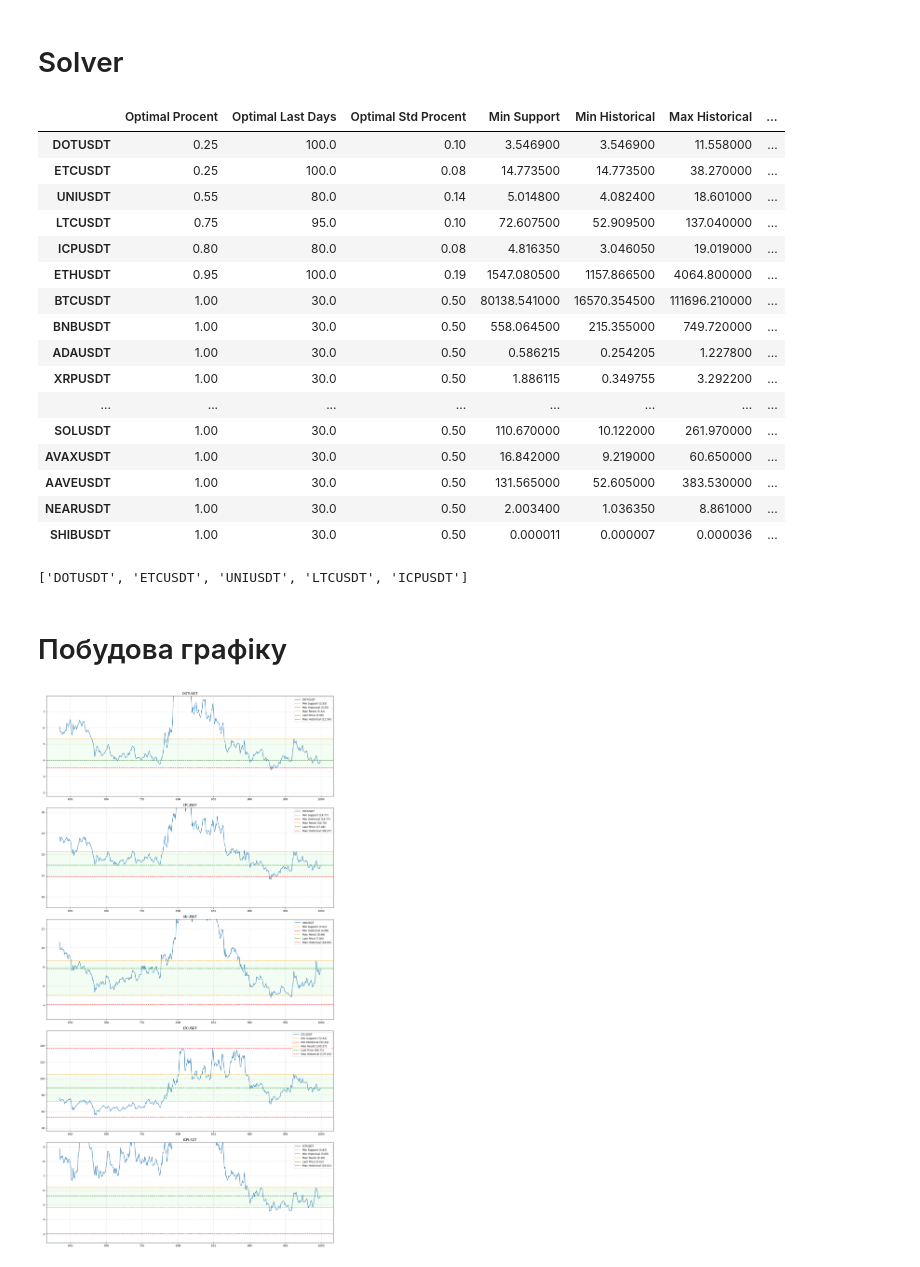
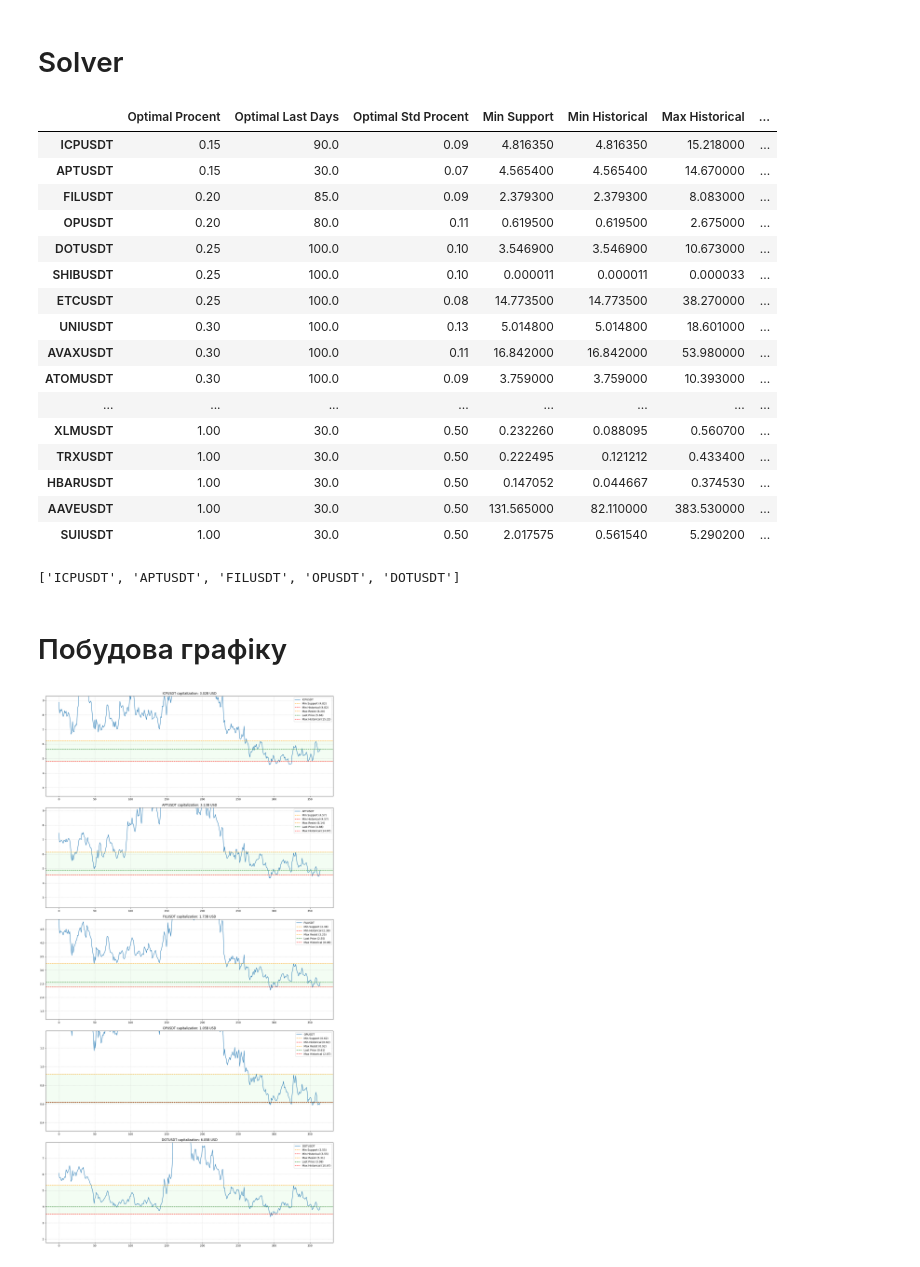
Before and after one commit to Familenko/bit_research, a Jupyter notebook: analyze_practice.ipynb, the cells around one changed output. Cells and saved outputs as stored; diff of their text form; code cells hidden in the pictures.

```diff
--- a/analyze_practice.ipynb
+++ b/analyze_practice.ipynb
@@ -3,3 +3,6 @@ import numpy as np
 import pandas as pd
 import matplotlib.pyplot as plt
 import seaborn as sns
+# %%
+cap_df = pd.read_csv('top_cap.csv')
+cap_df
@@ -83,36 +100,39 @@ optimal_symbol = find_optimal_parameters(
     min_procent=0.01, max_procent=1.0, step_procent=0.05,
     min_std_procent=0.01, max_std_procent=0.5, step_std=0.01
 )
+# %%
+ignore_symbols = ['USDCUSDT', 'FDUSDUSDT']
+optimal_symbol = optimal_symbol[~optimal_symbol.index.isin(ignore_symbols)]
 # %%
 optimal_symbol
 # %% [output]
 |  | Optimal Procent | Optimal Last Days | Optimal Std Procent | Min Support | Min Historical | Max Historical | ... |
-| DOTUSDT | 0.25 | 100.0 | 0.10 | 3.546900 | 3.546900 | 11.558000 | ... |
+| ICPUSDT | 0.15 | 90.0 | 0.09 | 4.816350 | 4.816350 | 15.218000 | ... |
+| APTUSDT | 0.15 | 30.0 | 0.07 | 4.565400 | 4.565400 | 14.670000 | ... |
+| FILUSDT | 0.20 | 85.0 | 0.09 | 2.379300 | 2.379300 | 8.083000 | ... |
+| OPUSDT | 0.20 | 80.0 | 0.11 | 0.619500 | 0.619500 | 2.675000 | ... |
+| DOTUSDT | 0.25 | 100.0 | 0.10 | 3.546900 | 3.546900 | 10.673000 | ... |
+| SHIBUSDT | 0.25 | 100.0 | 0.10 | 0.000011 | 0.000011 | 0.000033 | ... |
 | ETCUSDT | 0.25 | 100.0 | 0.08 | 14.773500 | 14.773500 | 38.270000 | ... |
-| UNIUSDT | 0.55 | 80.0 | 0.14 | 5.014800 | 4.082400 | 18.601000 | ... |
-| LTCUSDT | 0.75 | 95.0 | 0.10 | 72.607500 | 52.909500 | 137.040000 | ... |
-| ICPUSDT | 0.80 | 80.0 | 0.08 | 4.816350 | 3.046050 | 19.019000 | ... |
-| ETHUSDT | 0.95 | 100.0 | 0.19 | 1547.080500 | 1157.866500 | 4064.800000 | ... |
-| BTCUSDT | 1.00 | 30.0 | 0.50 | 80138.541000 | 16570.354500 | 111696.210000 | ... |
-| BNBUSDT | 1.00 | 30.0 | 0.50 | 558.064500 | 215.355000 | 749.720000 | ... |
-| ADAUSDT | 1.00 | 30.0 | 0.50 | 0.586215 | 0.254205 | 1.227800 | ... |
-| XRPUSDT | 1.00 | 30.0 | 0.50 | 1.886115 | 0.349755 | 3.292200 | ... |
+| UNIUSDT | 0.30 | 100.0 | 0.13 | 5.014800 | 5.014800 | 18.601000 | ... |
+| AVAXUSDT | 0.30 | 100.0 | 0.11 | 16.842000 | 16.842000 | 53.980000 | ... |
+| ATOMUSDT | 0.30 | 100.0 | 0.09 | 3.759000 | 3.759000 | 10.393000 | ... |
 | ... | ... | ... | ... | ... | ... | ... | ... |
-| SOLUSDT | 1.00 | 30.0 | 0.50 | 110.670000 | 10.122000 | 261.970000 | ... |
-| AVAXUSDT | 1.00 | 30.0 | 0.50 | 16.842000 | 9.219000 | 60.650000 | ... |
-| AAVEUSDT | 1.00 | 30.0 | 0.50 | 131.565000 | 52.605000 | 383.530000 | ... |
-| NEARUSDT | 1.00 | 30.0 | 0.50 | 2.003400 | 1.036350 | 8.861000 | ... |
-| SHIBUSDT | 1.00 | 30.0 | 0.50 | 0.000011 | 0.000007 | 0.000036 | ... |
+| XLMUSDT | 1.00 | 30.0 | 0.50 | 0.232260 | 0.088095 | 0.560700 | ... |
+| TRXUSDT | 1.00 | 30.0 | 0.50 | 0.222495 | 0.121212 | 0.433400 | ... |
+| HBARUSDT | 1.00 | 30.0 | 0.50 | 0.147052 | 0.044667 | 0.374530 | ... |
+| AAVEUSDT | 1.00 | 30.0 | 0.50 | 131.565000 | 82.110000 | 383.530000 | ... |
+| SUIUSDT | 1.00 | 30.0 | 0.50 | 2.017575 | 0.561540 | 5.290200 | ... |
 # %%
 result = optimal_symbol.head(5).index.to_list()
 # %%
 result
 # %% [output]
-['DOTUSDT', 'ETCUSDT', 'UNIUSDT', 'LTCUSDT', 'ICPUSDT']
+['ICPUSDT', 'APTUSDT', 'FILUSDT', 'OPUSDT', 'DOTUSDT']
 # %% [markdown]
 # Побудова графіку
 # %%
-def paint_result(df, result, info_df, last_days=365):
+def paint_result(df, result, info_df, cap_df, last_days=365):
     num_columns = len(result)
     fig, axes = plt.subplots(nrows=num_columns, ncols=1, figsize=(16, 6 * num_columns))
 
@@ -123,6 +143,9 @@ def paint_result(df, result, info_df, last_days=365):
         series = df[symbol].iloc[-last_days:]
         ax = axes[idx]
         series.plot(ax=ax)
+
+        symbol_cap = cap_df[cap_df['symbol'] == symbol]['cap'].values[0]
+        symbol_cap = symbol_cap / 1000_000_000
 
         min_support = info_df.loc[symbol, 'Min Support']
         max_resist = info_df.loc[symbol, 'Max Resist']
@@ -140,7 +163,7 @@ def paint_result(df, result, info_df, last_days=365):
         ax.axhline(info_df.loc[symbol, 'Max Historical'], color='red', linestyle='--',
                 label=f"Max Historical ({info_df.loc[symbol, 'Max Historical']:.2f})")
 
-        ax.set_title(f"{symbol}")
+        ax.set_title(f"{symbol} capitalization: {symbol_cap:.2f}B USD")
         ax.legend()
         ax.grid(True, linestyle='--', alpha=0.5)
 
@@ -152,9 +175,9 @@ def paint_result(df, result, info_df, last_days=365):
     plt.tight_layout()
     plt.show()
 # %%
-paint_result(df, result, optimal_symbol, last_days=365)
+paint_result(df, result, optimal_symbol, cap_df, last_days=365)
 # %% [output]
-[figure, old version]
+[figure, new version]
 # %%
 plt.figure(figsize=(16, 6))
 df['BTCUSDT'].plot()
```
Also changed, not shown: parts of 3 cells of this notebook, 2 other files.
